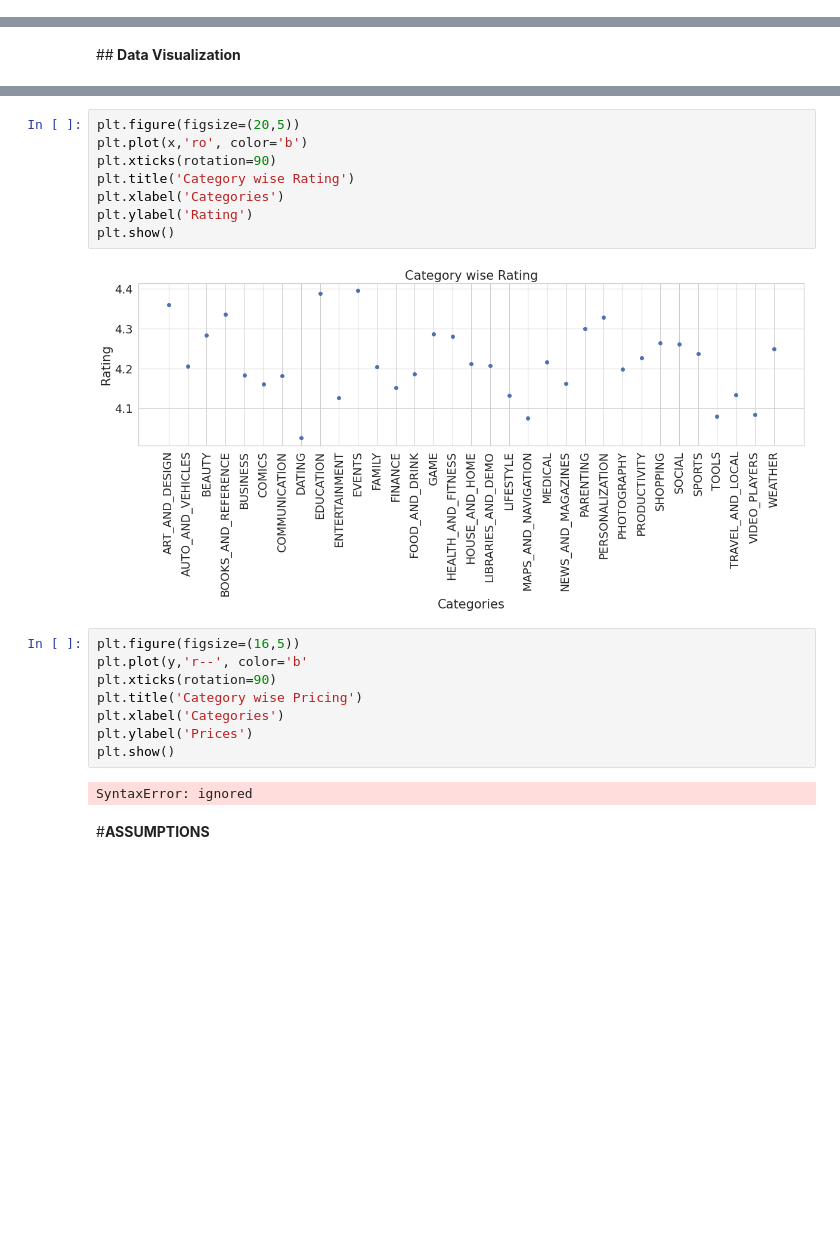
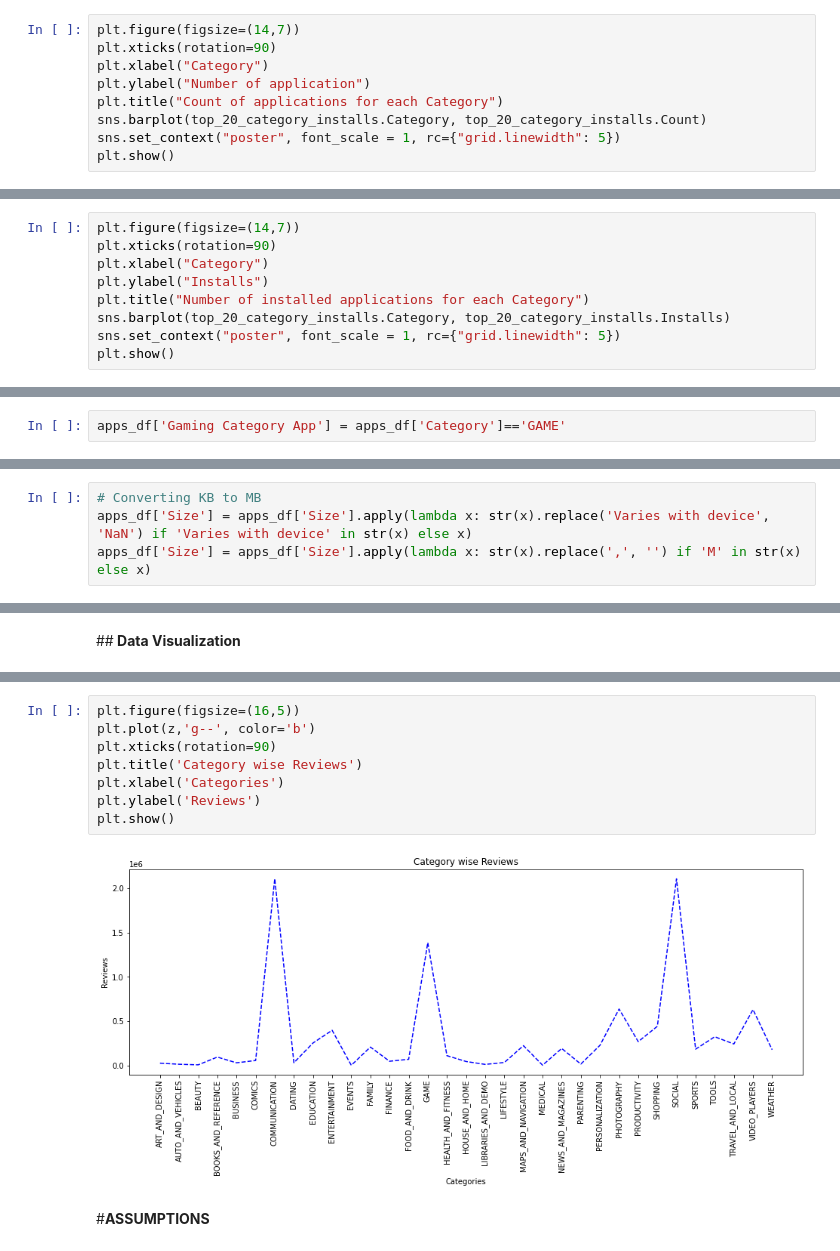
Before and after one commit to Harisha-AlmaBetter/Play-Store-Analysis-EDA-AlmaBetter, a Jupyter notebook: Play_Store_App_Review_Analysis_Capstone_Project_Harisha.ipynb, the cells around one changed output, grey strips where cells are left out. Saved outputs shown, nothing was run; the diff lists cells and outputs as text; blank space fills up the shorter version.

```diff
--- a/Play_Store_App_Review_Analysis_Capstone_Project_Harisha.ipynb
+++ b/Play_Store_App_Review_Analysis_Capstone_Project_Harisha.ipynb
@@ -357,0 +484,9 @@ apps_df.describe()#Summary stats after cleaning
+# %%
+plt.figure(figsize=(14,7))
+plt.xticks(rotation=90)
+plt.xlabel("Category")
+plt.ylabel("Number of application")
+plt.title("Count of applications for each Category")
+sns.barplot(top_20_category_installs.Category, top_20_category_installs.Count)
+sns.set_context("poster", font_scale = 1, rc={"grid.linewidth": 5})
+plt.show()
@@ -357,0 +495,9 @@ apps_df.describe()#Summary stats after cleaning
+# %%
+plt.figure(figsize=(14,7))
+plt.xticks(rotation=90)
+plt.xlabel("Category")
+plt.ylabel("Installs")
+plt.title("Number of installed applications for each Category")
+sns.barplot(top_20_category_installs.Category, top_20_category_installs.Installs)
+sns.set_context("poster", font_scale = 1, rc={"grid.linewidth": 5})
+plt.show()
@@ -357,0 +608,2 @@ apps_df.describe()#Summary stats after cleaning
+# %%
+apps_df['Gaming Category App'] = apps_df['Category']=='GAME'
@@ -357,0 +645,4 @@ apps_df.describe()#Summary stats after cleaning
+# %%
+# Converting KB to MB
+apps_df['Size'] = apps_df['Size'].apply(lambda x: str(x).replace('Varies with device', 'NaN') if 'Varies with device' in str(x) else x)
+apps_df['Size'] = apps_df['Size'].apply(lambda x: str(x).replace(',', '') if 'M' in str(x) else x)
@@ -393,23 +794,13 @@ plt.show()
 # %%
-plt.figure(figsize=(20,5))
-plt.plot(x,'ro', color='b')
+plt.figure(figsize=(16,5))
+plt.plot(z,'g--', color='b')
 plt.xticks(rotation=90)
-plt.title('Category wise Rating')
+plt.title('Category wise Reviews')
 plt.xlabel('Categories')
-plt.ylabel('Rating')
+plt.ylabel('Reviews')
 plt.show()
 # %% [output]
-[figure, old version]
+[figure, new version]
-# %%
-plt.figure(figsize=(16,5))
-plt.plot(y,'r--', color='b'
-plt.xticks(rotation=90)
-plt.title('Category wise Pricing')
-plt.xlabel('Categories')
-plt.ylabel('Prices')
-plt.show()
-# %% [output]
-SyntaxError: ignored
 # %% [markdown]
 #<b>ASSUMPTIONS
 # %% [markdown]
```
Also changed, not shown: parts of 127 cells of this notebook.
